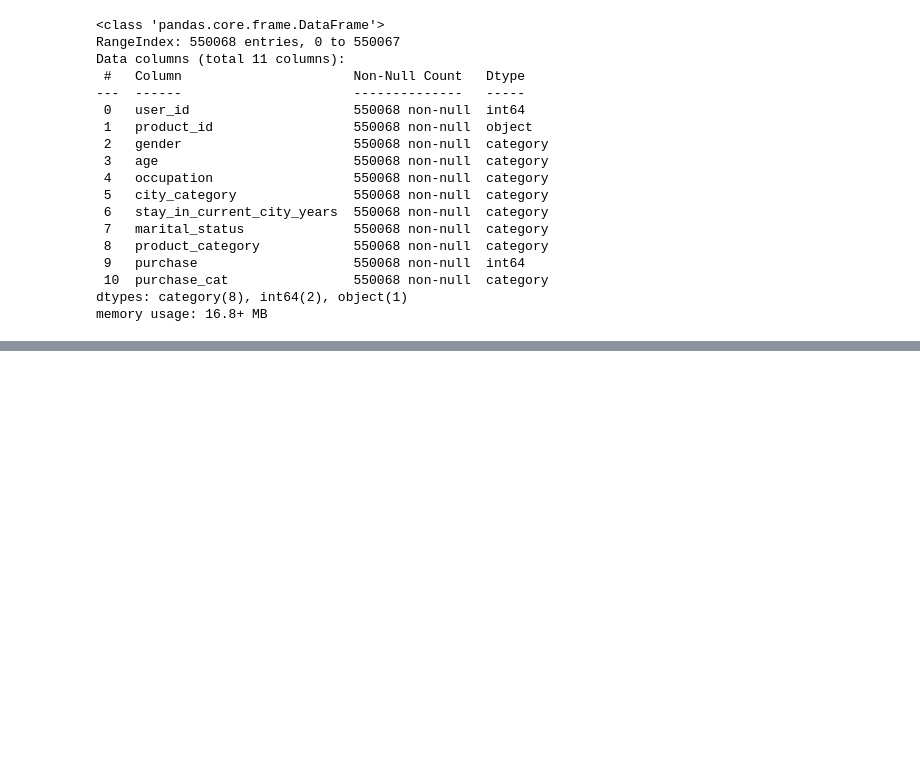
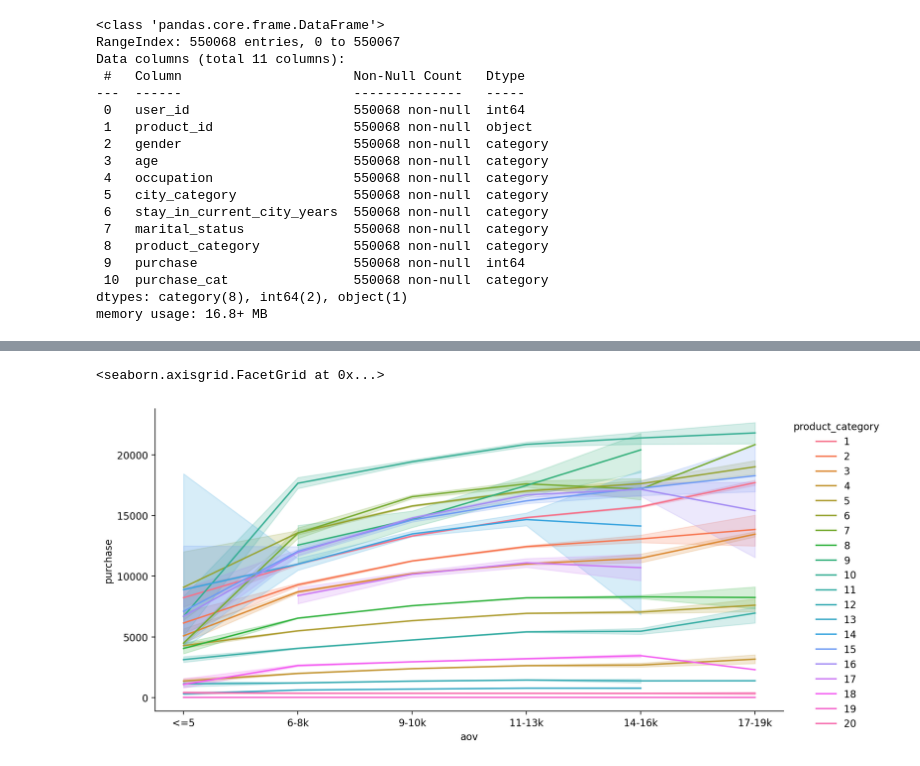
Before and after one commit to jyothisable/Walmart-EDA, a Jupyter notebook: walmart.ipynb, the cells around one changed output, grey strips where cells are left out. Cells and saved outputs as stored; diff of their text form; code cells hidden in the pictures; blank space fills up the shorter version.

```diff
--- a/walmart.ipynb
+++ b/walmart.ipynb
@@ -563,0 +618,5 @@ Occupation split for purchase in millions
+# %%
+sns.relplot(x='aov', y='purchase', hue='product_category', data=wm_df, kind='line',aspect=2)
+# %% [output]
+<seaborn.axisgrid.FacetGrid at 0x...>
+[figure, added]
```
Also changed, not shown: parts of 16 cells of this notebook.
